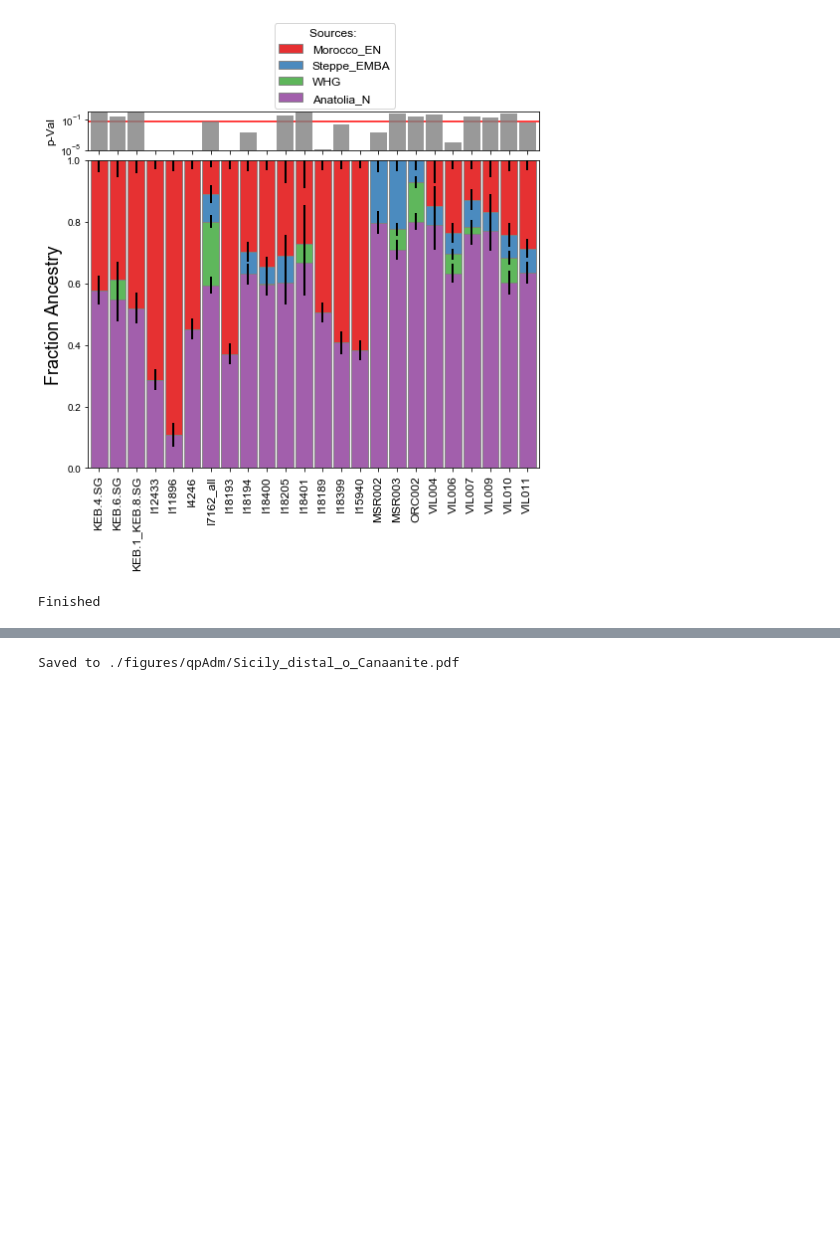
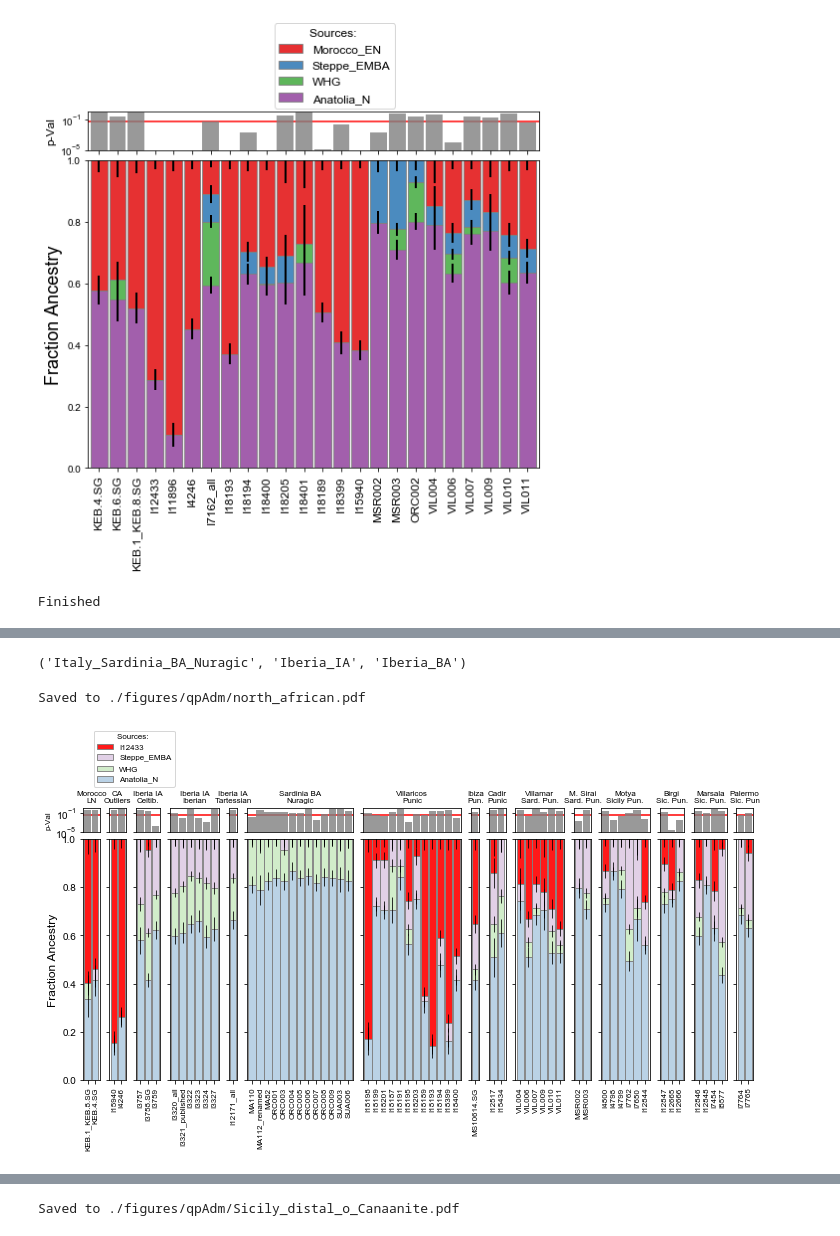
Before and after one commit to hringbauer/punic_aDNA, a Jupyter notebook: notebooks/qpAdm/viz_qpAdm.ipynb, the cells around one changed output, grey strips where cells are left out. Cells and saved outputs as stored; diff of their text form; code cells hidden in the pictures; blank space fills up the shorter version.

```diff
--- a/notebooks/qpAdm/viz_qpAdm.ipynb
+++ b/notebooks/qpAdm/viz_qpAdm.ipynb
@@ -465,0 +656,7 @@ Finished
+# %%
+"Iberia_Iberian", "Iberia_Celtiberian",
+"Iberia_Tartessian",
+#"Italy_Sardinia_C_o",
+"Italy_Sardinia_BA_Nuragic", "Iberia_IA", "Iberia_BA"
+# %% [output]
+('Italy_Sardinia_BA_Nuragic', 'Iberia_IA', 'Iberia_BA')
@@ -465,0 +711,19 @@ Finished
+# %%
+dir_path = "./output/qpAdm/4way_p_Canaanite/"
+#save_path = "./figures/qpAdm/4way_Canaanite_AfrIA.pdf"
+save_path = "./figures/qpAdm/north_african.pdf"
+
+c = ["#b3cde3", "#ccebc5", "#decbe4", "red"]
+
+plot_qpadm_split(dir_path=dir_path, test_pops=paths,
+                 save_path=save_path, labels=labels,
+                 best=True, pval_lim = [1e-5,1],
+                 figsize=(12,5), bw=0.9,
+                 height_ratios=[1, 10],
+                 hspace=0.05, wspace=0.28,
+                 fs=8, c=c, ec="gray", lw=0.8,
+                 l_pos = (0.4, 1.2)
+                 )
+# %% [output]
+Saved to ./figures/qpAdm/north_african.pdf
+[figure, added]
```
Also changed, not shown: parts of 22 cells of this notebook, 4 other files.
